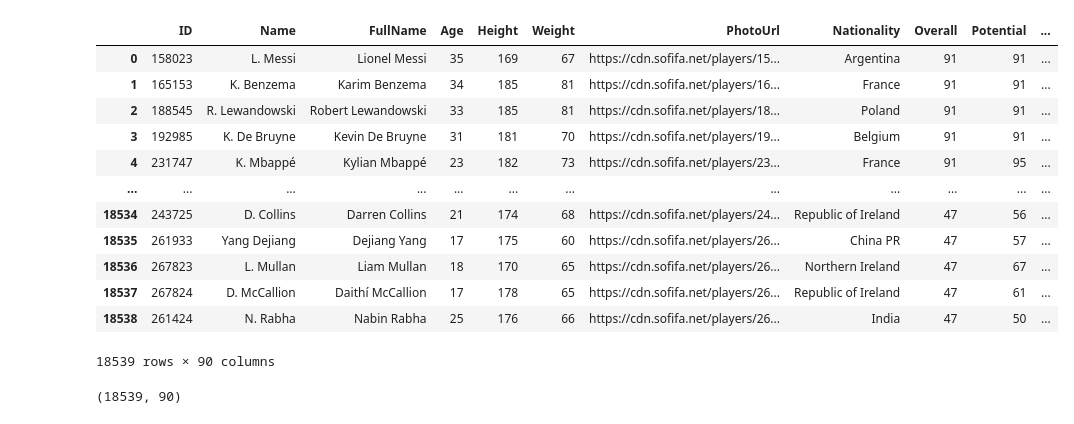
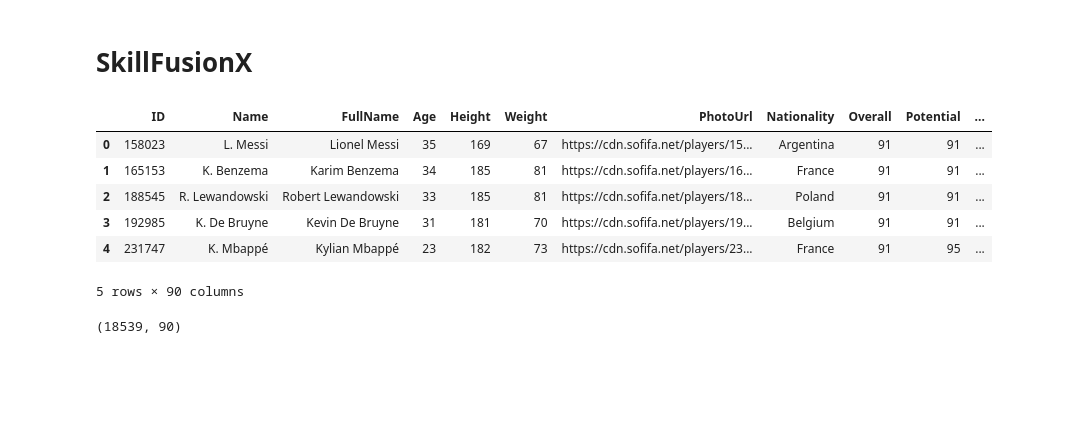
Before and after one commit to msaurabhraj/SkillFusionX_Ml_project, a Jupyter notebook: EDA.ipynb, the cells around one changed output. Saved outputs shown, nothing was run; the diff lists cells and outputs as text; code cells hidden in the pictures; blank space fills up the shorter version.

```diff
--- a/EDA.ipynb
+++ b/EDA.ipynb
@@ -7,0 +1,2 @@ import matplotlib.pyplot as plt
+# %% [markdown]
+# SkillFusionX
@@ -10,21 +10,15 @@ import warnings
 warnings.filterwarnings('ignore')
 # %%
 data = pd.read_csv("players_fifa23.csv")
-data
+data.head()
 # %% [output]
 |  | ID | Name | FullName | Age | Height | Weight | PhotoUrl | Nationality | Overall | Potential | ... |
 | 0 | 158023 | L. Messi | Lionel Messi | 35 | 169 | 67 | https://cdn.sofifa.net/players/15... | Argentina | 91 | 91 | ... |
 | 1 | 165153 | K. Benzema | Karim Benzema | 34 | 185 | 81 | https://cdn.sofifa.net/players/16... | France | 91 | 91 | ... |
 | 2 | 188545 | R. Lewandowski | Robert Lewandowski | 33 | 185 | 81 | https://cdn.sofifa.net/players/18... | Poland | 91 | 91 | ... |
 | 3 | 192985 | K. De Bruyne | Kevin De Bruyne | 31 | 181 | 70 | https://cdn.sofifa.net/players/19... | Belgium | 91 | 91 | ... |
 | 4 | 231747 | K. Mbappé | Kylian Mbappé | 23 | 182 | 73 | https://cdn.sofifa.net/players/23... | France | 91 | 95 | ... |
-| ... | ... | ... | ... | ... | ... | ... | ... | ... | ... | ... | ... |
-| 18534 | 243725 | D. Collins | Darren Collins | 21 | 174 | 68 | https://cdn.sofifa.net/players/24... | Republic of Ireland | 47 | 56 | ... |
-| 18535 | 261933 | Yang Dejiang | Dejiang Yang | 17 | 175 | 60 | https://cdn.sofifa.net/players/26... | China PR | 47 | 57 | ... |
-| 18536 | 267823 | L. Mullan | Liam Mullan | 18 | 170 | 65 | https://cdn.sofifa.net/players/26... | Northern Ireland | 47 | 67 | ... |
-| 18537 | 267824 | D. McCallion | Daithí McCallion | 17 | 178 | 65 | https://cdn.sofifa.net/players/26... | Republic of Ireland | 47 | 61 | ... |
-| 18538 | 261424 | N. Rabha | Nabin Rabha | 25 | 176 | 66 | https://cdn.sofifa.net/players/26... | India | 47 | 50 | ... |
-18539 rows × 90 columns
+5 rows × 90 columns
 # %%
 data.shape
 # %% [output]
```
Also changed, not shown: parts of 28 cells of this notebook, 6 other files.
